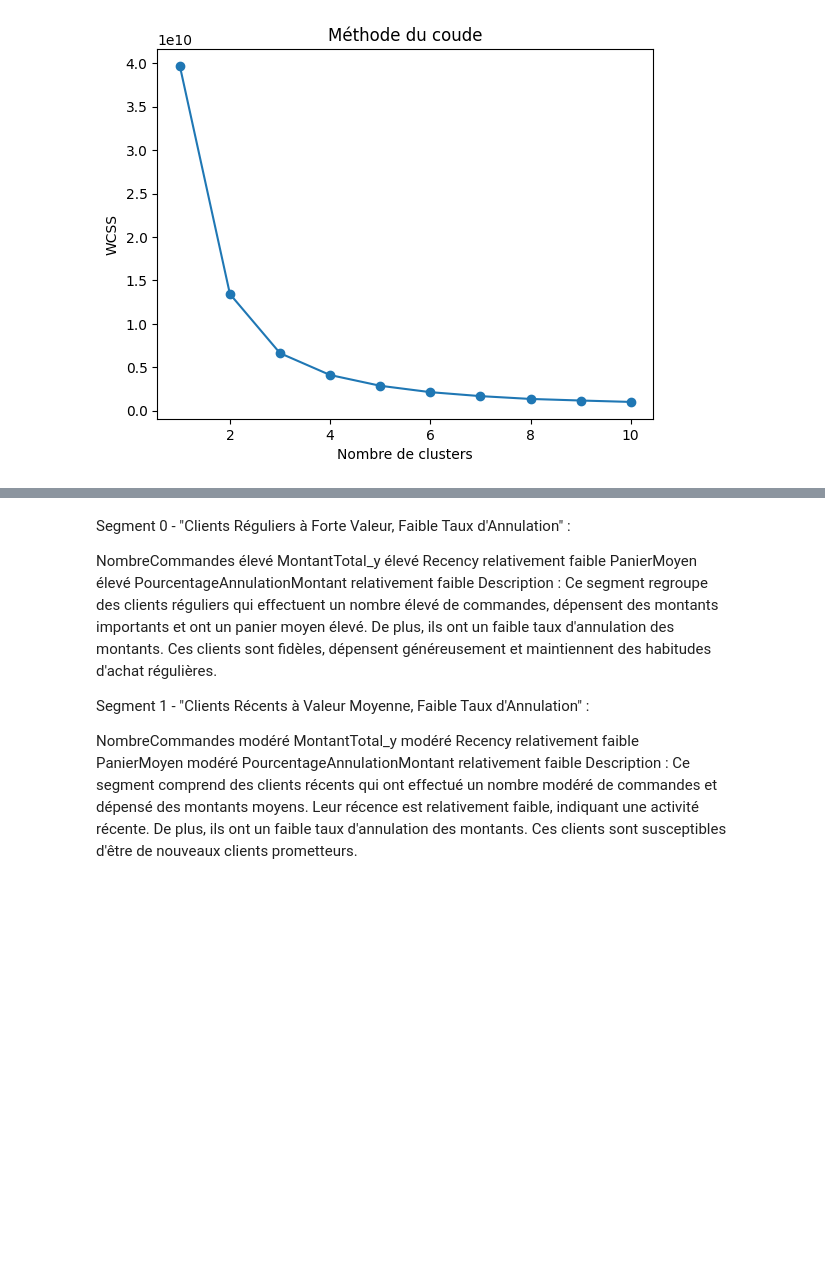
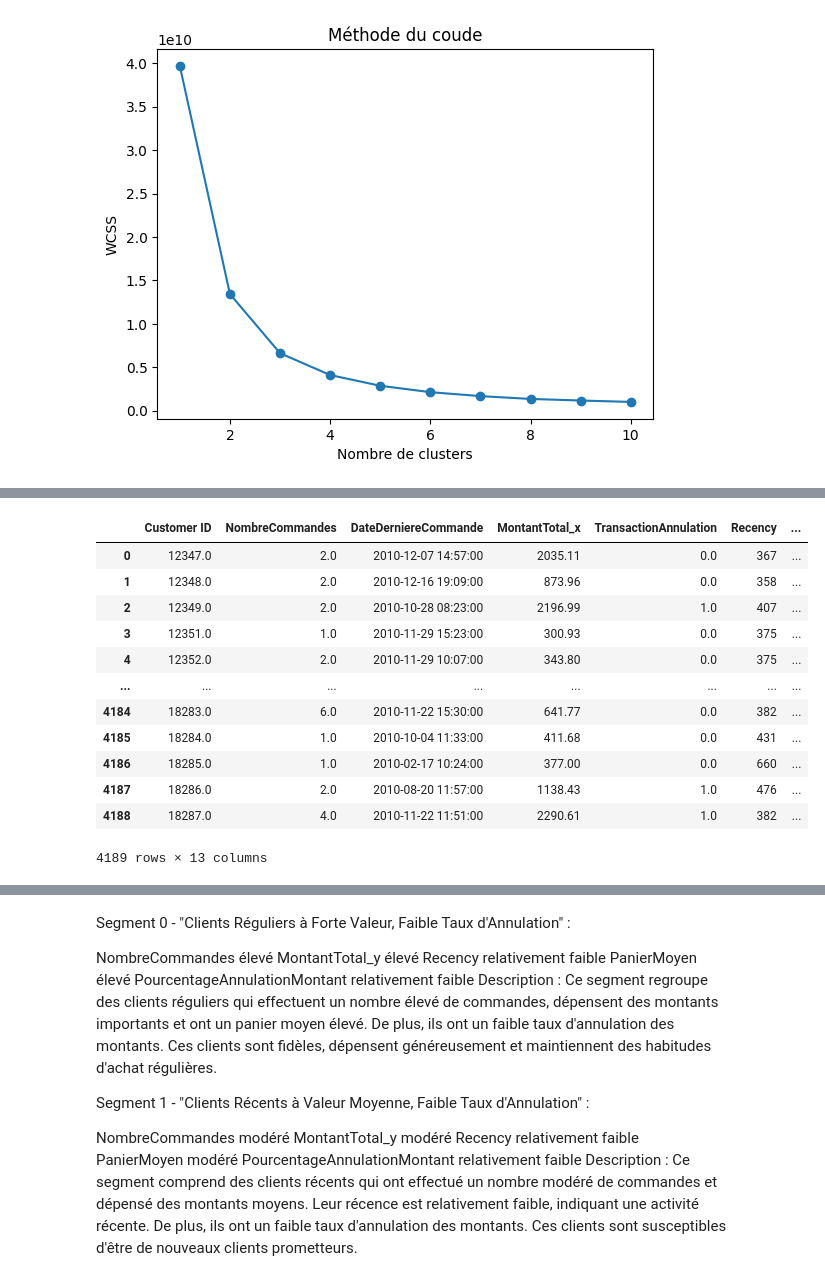
Before and after one commit to Manonp59/uk-retail, a Jupyter notebook: modelisation.ipynb, the cells around one changed output, grey strips where cells are left out. Saved outputs shown, nothing was run; the diff lists cells and outputs as text; code cells hidden in the pictures; blank space fills up the shorter version.

```diff
--- a/modelisation.ipynb
+++ b/modelisation.ipynb
@@ -55,0 +127,16 @@ plt.show()
+# %%
+df_list_no_outliers[0]
+# %% [output]
+|  | Customer ID | NombreCommandes | DateDerniereCommande | MontantTotal_x | TransactionAnnulation | Recency | ... |
+| 0 | 12347.0 | 2.0 | 2010-12-07 14:57:00 | 2035.11 | 0.0 | 367 | ... |
+| 1 | 12348.0 | 2.0 | 2010-12-16 19:09:00 | 873.96 | 0.0 | 358 | ... |
+| 2 | 12349.0 | 2.0 | 2010-10-28 08:23:00 | 2196.99 | 1.0 | 407 | ... |
+| 3 | 12351.0 | 1.0 | 2010-11-29 15:23:00 | 300.93 | 0.0 | 375 | ... |
+| 4 | 12352.0 | 2.0 | 2010-11-29 10:07:00 | 343.80 | 0.0 | 375 | ... |
+| ... | ... | ... | ... | ... | ... | ... | ... |
+| 4184 | 18283.0 | 6.0 | 2010-11-22 15:30:00 | 641.77 | 0.0 | 382 | ... |
+| 4185 | 18284.0 | 1.0 | 2010-10-04 11:33:00 | 411.68 | 0.0 | 431 | ... |
+| 4186 | 18285.0 | 1.0 | 2010-02-17 10:24:00 | 377.00 | 0.0 | 660 | ... |
+| 4187 | 18286.0 | 2.0 | 2010-08-20 11:57:00 | 1138.43 | 1.0 | 476 | ... |
+| 4188 | 18287.0 | 4.0 | 2010-11-22 11:51:00 | 2290.61 | 1.0 | 382 | ... |
+4189 rows × 13 columns
```
Also changed, not shown: parts of 12 cells of this notebook, 21 other files.
